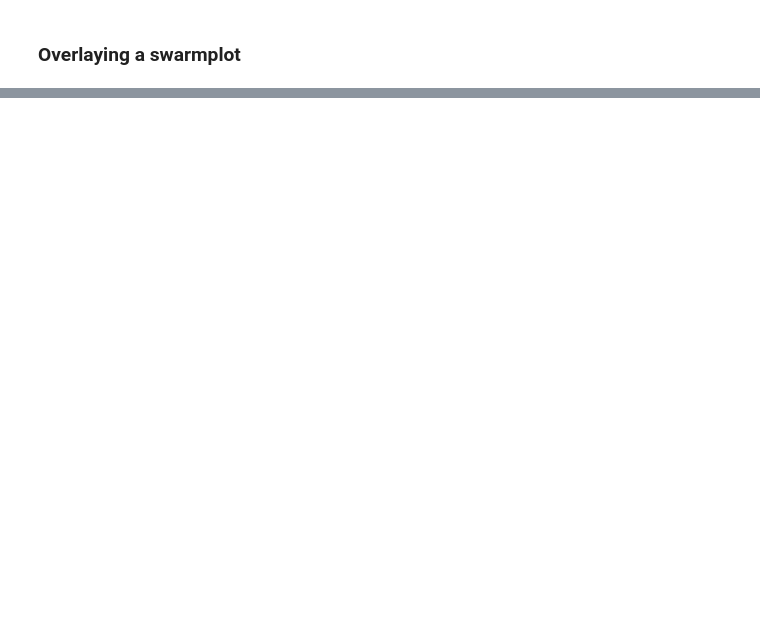
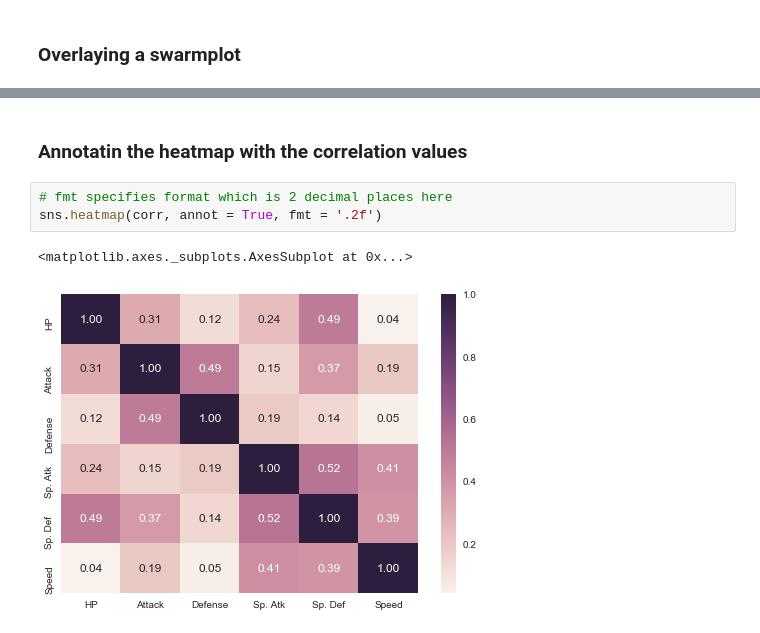
Before and after one commit to mujahed85/data-science-and-machine-learning-in-python, a Jupyter notebook: seaborn/seaborn.ipynb, the cells around one changed output, grey strips where cells are left out. Cells and saved outputs as stored; diff of their text form; blank space fills up the shorter version.

```diff
--- a/seaborn/seaborn.ipynb
+++ b/seaborn/seaborn.ipynb
@@ -195,0 +211,8 @@ sns.swarmplot(y = "Total", x = "Stage", data=df, color = ".25")
+# %% [markdown]
+### Annotatin the heatmap with the correlation values
+# %%
+# fmt specifies format which is 2 decimal places here
+sns.heatmap(corr, annot = True, fmt = '.2f')
+# %% [output]
+<matplotlib.axes._subplots.AxesSubplot at 0x...>
+[figure, added]
```
Also changed, not shown: parts of 16 cells of this notebook.
